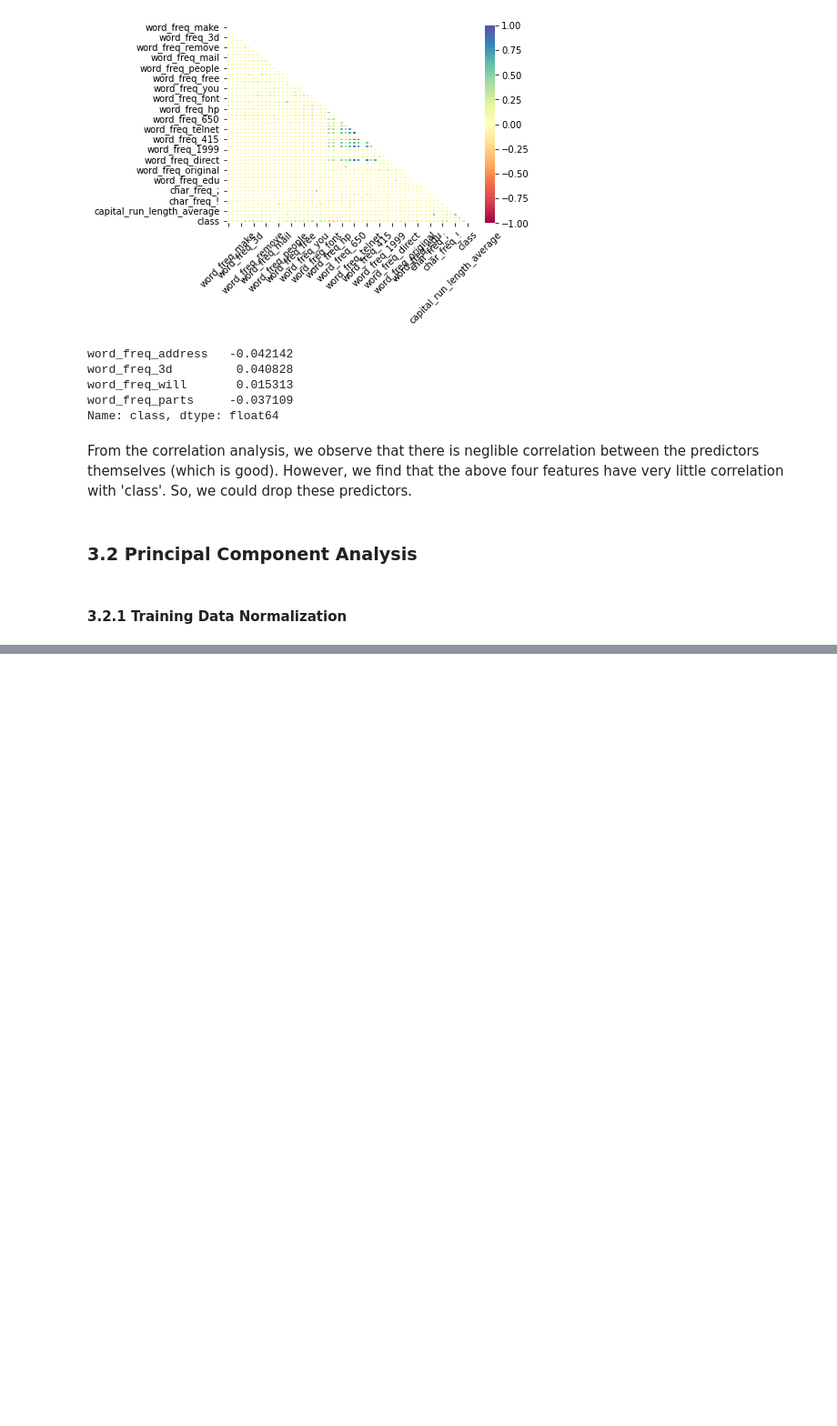
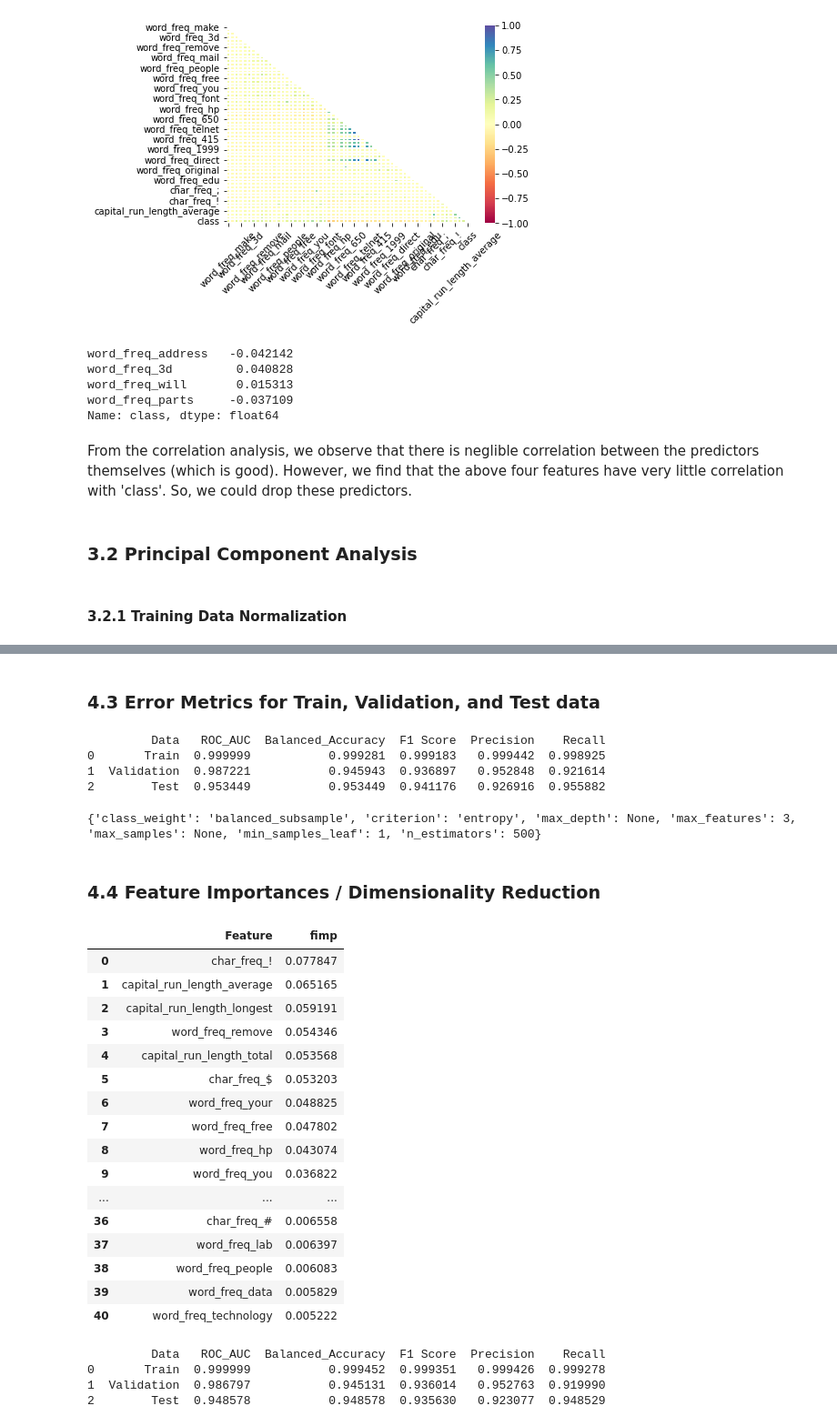
Before and after one commit to montimaj/IST_5520_Challenge, a Jupyter notebook: spam_classifier_model_tuning.ipynb, the cells around one changed output, grey strips where cells are left out. Shown at 91% size. Saved outputs shown, nothing was run; the diff lists cells and outputs as text; code cells hidden in the pictures; blank space fills up the shorter version.

Commit message:
Add RF model

```diff
--- a/spam_classifier_model_tuning.ipynb
+++ b/spam_classifier_model_tuning.ipynb
@@ -129,6 +129,5 @@ from sklearn.preprocessing import RobustScaler
 # %% [markdown]
 #### 3.2.1 Training Data Normalization
 # %%
-robust_scaler = RobustScaler()
-norm_arr = robust_scaler.fit_transform(X_resampled)
-norm_df = pd.DataFrame(norm_arr)
+scaler = MinMaxScaler()
+train_norm_arr = scaler.fit_transform(X)
@@ -272,0 +136,3 @@ print(calc_error_metrics(search))
+# %%
+pca_linear = PCA(n_components=X.shape[1])
+pca_linear.fit(train_norm_arr)
@@ -272,0 +176,17 @@ print(calc_error_metrics(search))
+# %%
+param_dict = {
+    'n_estimators': [500],
+    'max_features': [3, 5],
+    'max_depth': [30, None],
+    'max_samples': [None],
+    'min_samples_leaf': [1],
+    'criterion': ['gini', 'entropy'],
+    'class_weight': ['balanced', 'balanced_subsample']
+}
+cv = RepeatedStratifiedKFold(n_splits=5, n_repeats=3, random_state=random_state)
+model = RandomForestClassifier(n_jobs=-1, random_state=random_state)
+model_grid = GridSearchCV(estimator=model, param_grid=param_dict,
+                          scoring=['roc_auc', 'balanced_accuracy', 'f1', 'precision', 'recall'],
+                          n_jobs=-1, cv=cv, refit='roc_auc', return_train_score=True)
+# %%
+search = model_grid.fit(train_norm_arr, y)
@@ -272,0 +215,2 @@ print(calc_error_metrics(search))
+# %% [markdown]
+### 4.3 Error Metrics for Train, Validation, and Test data
@@ -272,0 +264,35 @@ print(calc_error_metrics(search))
+# %%
+print(calc_error_metrics(search, test_norm_arr, y_test))
+# %% [output]
+         Data   ROC_AUC  Balanced_Accuracy  F1 Score  Precision    Recall
+0       Train  0.999999           0.999281  0.999183   0.999442  0.998925
+1  Validation  0.987221           0.945943  0.936897   0.952848  0.921614
+2        Test  0.953449           0.953449  0.941176   0.926916  0.955882
+# %%
+print(search.best_params_)
+# %% [output]
+{'class_weight': 'balanced_subsample', 'criterion': 'entropy', 'max_depth': None, 'max_features': 3, 'max_samples': None, 'min_samples_leaf': 1, 'n_estimators': 500}
+# %% [markdown]
+### 4.4 Feature Importances / Dimensionality Reduction
+# %%
+fimp_dict = {'Feature': X.columns, 'fimp': search.best_estimator_.feature_importances_}
+fimp_df = pd.DataFrame(data=fimp_dict).sort_values(by='fimp', ascending=False).reset_index(drop=True)
+fimp_df[np.round(fimp_df['fimp'], 2) >= 0.01]
+# %% [output]
+|  | Feature | fimp |
+| 0 | char_freq_! | 0.077847 |
+| 1 | capital_run_length_average | 0.065165 |
+| 2 | capital_run_length_longest | 0.059191 |
+| 3 | word_freq_remove | 0.054346 |
+| 4 | capital_run_length_total | 0.053568 |
+| 5 | char_freq_$ | 0.053203 |
+| 6 | word_freq_your | 0.048825 |
+| 7 | word_freq_free | 0.047802 |
+| 8 | word_freq_hp | 0.043074 |
+| 9 | word_freq_you | 0.036822 |
+| ... | ... | ... |
+| 36 | char_freq_# | 0.006558 |
+| 37 | word_freq_lab | 0.006397 |
+| 38 | word_freq_people | 0.006083 |
+| 39 | word_freq_data | 0.005829 |
+| 40 | word_freq_technology | 0.005222 |
@@ -272,0 +309,7 @@ print(calc_error_metrics(search))
+# %%
+print(calc_error_metrics(search_reduced, X_test_reduced_norm, y_test))
+# %% [output]
+         Data   ROC_AUC  Balanced_Accuracy  F1 Score  Precision    Recall
+0       Train  0.999999           0.999452  0.999351   0.999426  0.999278
+1  Validation  0.986797           0.945131  0.936014   0.952763  0.919990
+2        Test  0.948578           0.948578  0.935630   0.923077  0.948529
```
Also changed, not shown: parts of 41 cells of this notebook.
